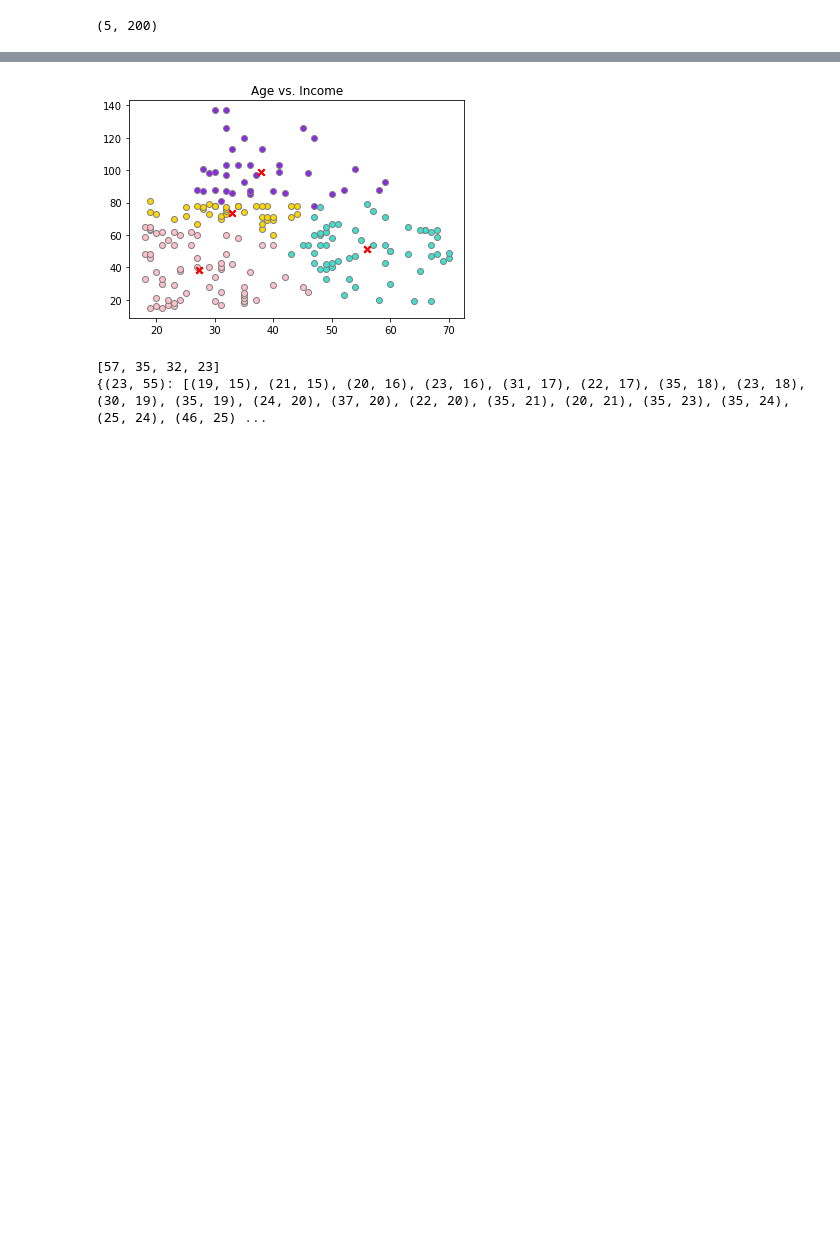
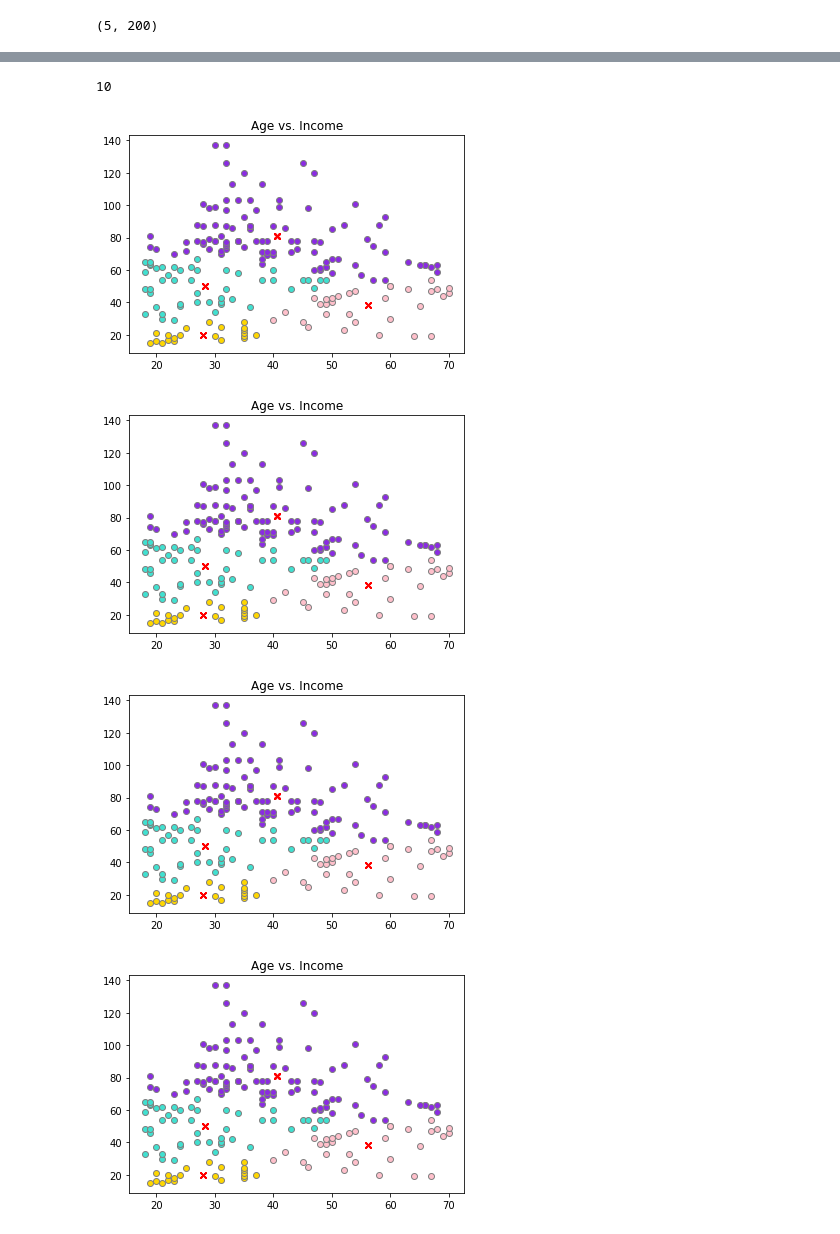
Before and after one commit to mirandabohm/Machine-Learning-Demo-Pack, a Jupyter notebook: k_means.ipynb, the cells around one changed output, grey strips where cells are left out. Drawn from its saved outputs; the diff is of its cells as text; code cells hidden in the pictures; blank space fills up the shorter version.

```diff
--- a/k_means.ipynb
+++ b/k_means.ipynb
@@ -58,4 +60,4 @@ print(len(x))
 # %%
 # Set maximum number of iterations and number of clusters
-max_iter = 1
+max_iter = 10
 k = 4
@@ -152,5 +154,5 @@ Datapoint: 199 , x: 30 , y: 137 , Minimum distance: 48.25971404805462 , Nearest_
 # %%
-print("Number of entries in clusters dict:",len(clusters), "; Keys:",clusters.keys())
-print("Centroid coords:")
-for i in range(k):
-    print(k_x[i], k_y[i])
+# print("Number of entries in clusters dict:", len(clusters), "; Keys:",clusters.keys())
+# print("Centroid coords:")
+# for i in range(k):
+#     print(k_x[i], k_y[i])
@@ -185,25 +183,27 @@ print(centers)
 # %%
-# Visualize data
-colors = ['turquoise', 'blueviolet', 'gold', 'pink']
+def plot_data(clusters):
+    # Visualize data
+    colors = ['turquoise', 'blueviolet', 'gold', 'pink']
+    figure(facecolor='w')
 
-i = 0
-for i in range(k):
-    for coord in clusters[k_x[i], k_y[i]]:
-        plt.scatter(coord[0], coord[1], color=colors[i], edgecolor='grey')
-        plt.scatter(centers[i][0], centers[i][1], color = 'red', marker='x')
+    i = 0
+    for i in range(k):
+        for coord in clusters[k_x[i], k_y[i]]:
+            plt.scatter(coord[0], coord[1], color=colors[i], edgecolor='grey')
+            plt.scatter(centers[i][0], centers[i][1], s= 30, color = 'red', marker='x')
 
-# plt.scatter(k_x, k_y, s = 30, color='red', marker='x')
-plt.title('Age vs. Income')
-plt.show()
+    plt.title('Age vs. Income')
+    plt.show()
-# %% [output]
-[figure, removed]
-# %%
-print(k_x)
-print(clusters)
-
-# avg_x = sum(k_x[0])/len(k_x[0])
-# avg_y = sum(k_y[0])/len(k_y[0])
-# print('Mean_x:', avg_x, 'Mean_y:',avg_y)
-# %% [output]
-[57, 35, 32, 23]
-{(23, 55): [(19, 15), (21, 15), (20, 16), (23, 16), (31, 17), (22, 17), (35, 18), (23, 18), (30, 19), (35, 19), (24, 20), (37, 20), (22, 20), (35, 21), (20, 21), (35, 23), (35, 24), (25, 24), (46, 25) ...
+# %%
+import time
+print(max_iter)
+for i in range(max_iter):
+    clusters = make_clusters(x, y, k, d)
+    centers = make_centers(k, clusters)
+    plot_data(clusters)
+# %% [output]
+10
+[figure, added]
+[figure, added]
+[figure, added]
+[figure, added]
```
Also changed, not shown: parts of 21 cells of this notebook.
